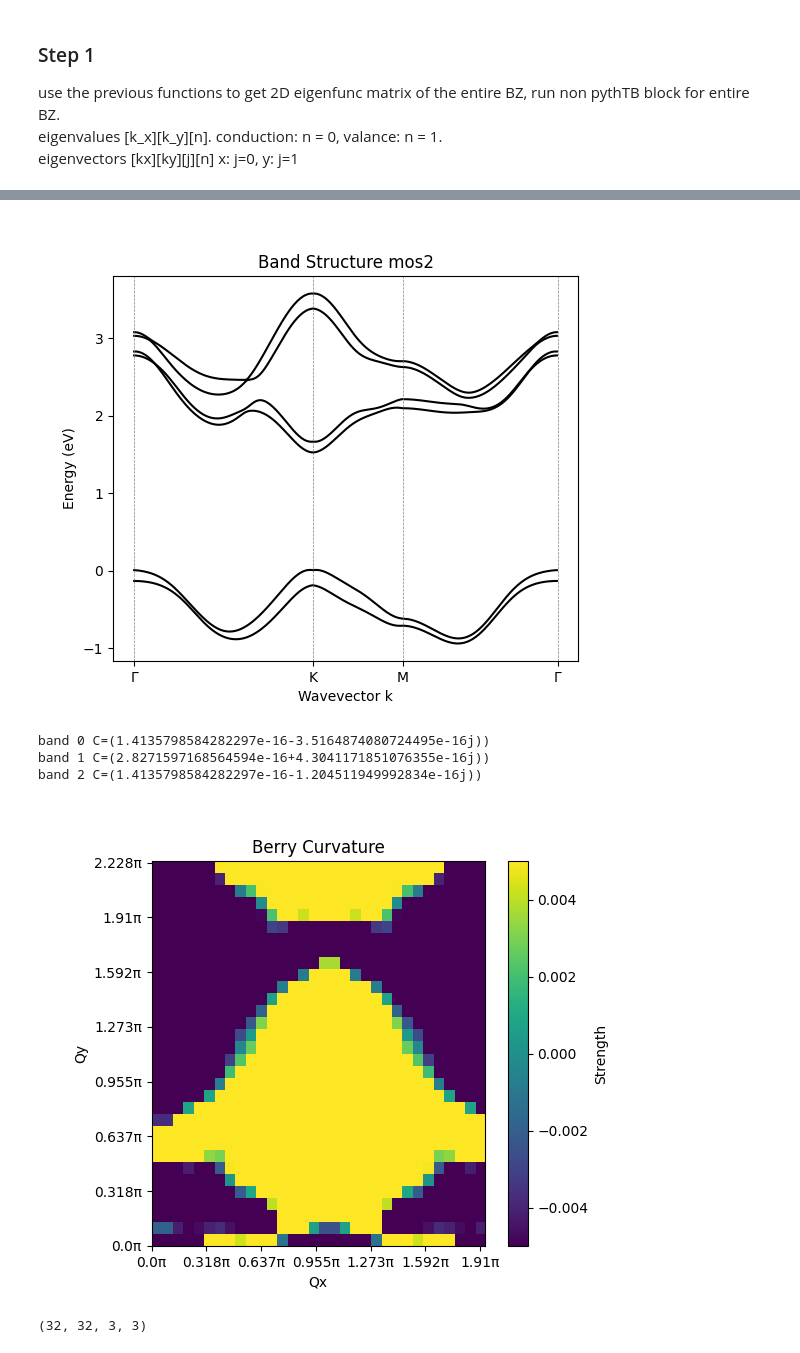
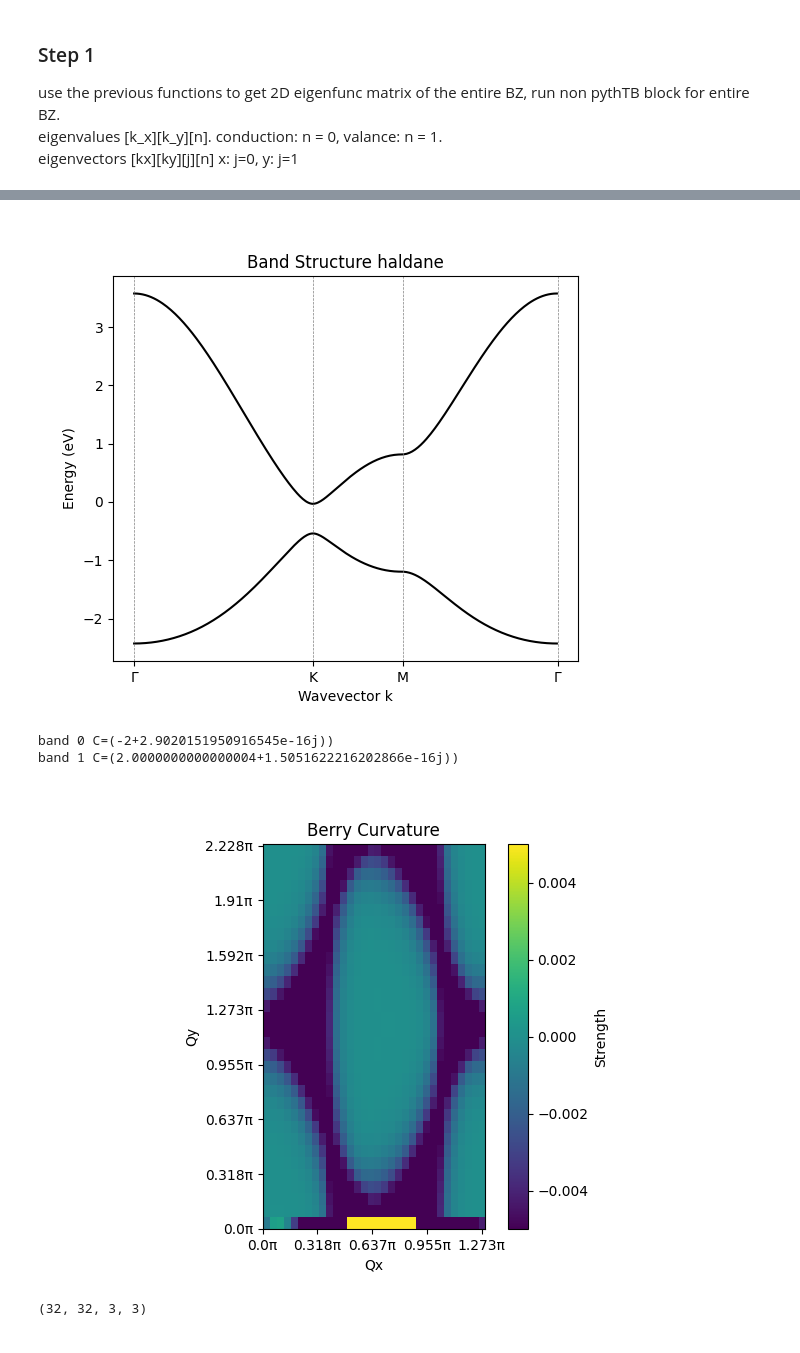
Before and after one commit to OfirBarogel/Topological-Excitons, a Jupyter notebook: Topological Excitons.ipynb, the cells around one changed output, grey strips where cells are left out. Saved outputs shown, nothing was run; the diff lists cells and outputs as text; code cells hidden in the pictures.

```diff
--- a/Topological Excitons.ipynb
+++ b/Topological Excitons.ipynb
@@ -101,6 +109,22 @@ def ChernHamiltonian(kx,ky):
     pauli_mat =[np.array([[0,1],[1,0]]), np.array([[0,-1j],[1j,0]]), np.array([[1,0],[0,-1]])]
     M = -1.1
     return np.sin(kx)*pauli_mat[0] + np.sin(ky)*pauli_mat[1] + (M+np.cos(kx)+np.cos(ky))*pauli_mat[2]
+def HaldaneH(kx, ky, t1=1.0, t2=0.1, phi=0, M=0, a=1.0):
+    d = np.array([
+        [-a, 0.0],
+        [ a/2.0, -np.sqrt(3)*a/2.0],
+        [ a/2.0,  np.sqrt(3)*a/2.0],
+    ])
+    b = np.vstack([d[1] - d[2] , d[2] - d[0],d[0] - d[1]])
+    k = np.array([kx, ky])
+    f = np.exp(1j * (k @ d.T)).sum()
+    cb = np.cos(k @ b.T).sum()
+    sb = np.sin(k @ b.T).sum()
+    d0 = 2.0 * t2 * np.cos(phi) * cb
+    dz = M - 2.0 * t2 * np.sin(phi) * sb
+    H = np.array([[d0 + dz, -t1 * f],
+                  [-t1 * np.conj(f), d0 - dz]], dtype=complex)
+    return H
 # 10.1103/PhysRevB.88.085433
 def TNNMoS_2Hamiltonian(kx,ky):
     hcfg   = sys_dict.get("hamiltonian", {})
@@ -232,6 +256,11 @@ def SolveH(kx,ky):
         H = TNNMoS_2Hamiltonian(kx,ky)
     elif kind == "qwz":
         H = ChernHamiltonian(kx,ky)
+    elif kind =="haldane":
+        params= sys_dict.get("hamiltonian",{}).get("params")
+        M_=params.get("M")
+        phi_ = params.get("phi")
+        H= HaldaneH(kx,ky,phi=phi_,M=M_)
     else:
         raise ValueError("Could not parse acceptable Hamiltonian")
     val,evec = np.linalg.eigh(H) #THIS LINE FUCK THIS LINE
@@ -255,7 +284,6 @@ def SolveBzNoninteracting(eps = 0.0):
             #    vec = vec * np.exp(-1j*phase)
             eval_BZ[i,j] = val
             wf_BZ[i,j] = vec
-    wf_BZ = FixGauge(wf_BZ)
     return eval_BZ, wf_BZ
 def FixGauge(wf_BZ):
     Nk = wf_BZ.shape[0]
@@ -496,21 +542,21 @@ eigenvectors [kx][ky][j][n] x: j=0, y: j=1
 # %%
+GetConfig("config_.yml")
 GraphBands("Images/Tests")
 # %% [output]
-[figure, old version]
+[figure, new version]
 # %%
 eps = sys_dict.get("epsilon")
-ni_eval, ni_wf = SolveBzNoninteracting(eps) #if I want to shift the k points to avoid zeros, send epsilon in this func.
-BC, C = GetBerryCurvature1band(ni_wf[:,:,:,1])
+ni_eval, ni_wf = SolveBzNoninteracting() #if I want to shift the k points to avoid zeros, send epsilon in this func.
+BC, C = GetBerryCurvature1band(ni_wf[:,:,:,0])
 GraphBerryCurvature(BC,C, "Images/Tests")
 n_bands = sys_dict.get("Bands")
 for n in range(n_bands):
     BC, C = GetBerryCurvature1band(ni_wf[:,:,:,n])
     print(f"band {n} C={C})")
 # %% [output]
-band 0 C=(1.4135798584282297e-16-3.5164874080724495e-16j))
-band 1 C=(2.8271597168564594e-16+4.3041171851076355e-16j))
-band 2 C=(1.4135798584282297e-16-1.204511949992834e-16j))
+band 0 C=(-2+2.9020151950916545e-16j))
+band 1 C=(2.0000000000000004+1.5051622216202866e-16j))
-[figure, old version]
+[figure, new version]
 # %%
 print(np.shape(ni_wf))
 # %% [output]
```
Also changed, not shown: parts of 6 cells of this notebook, 2 other files.
